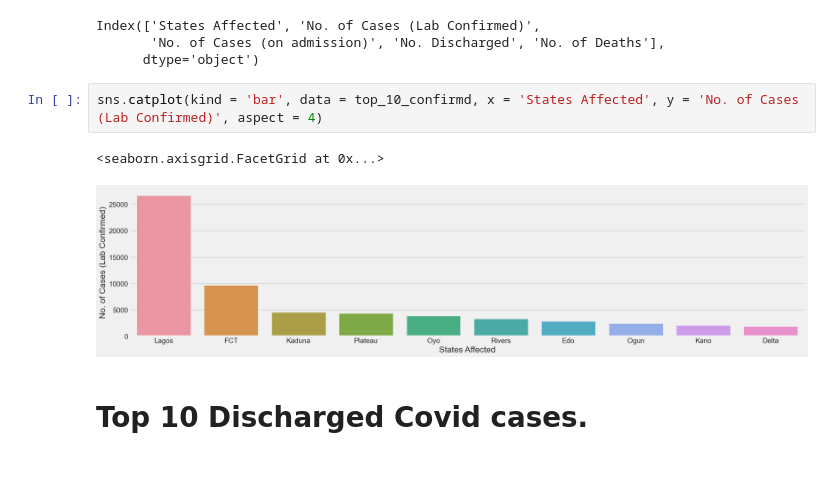
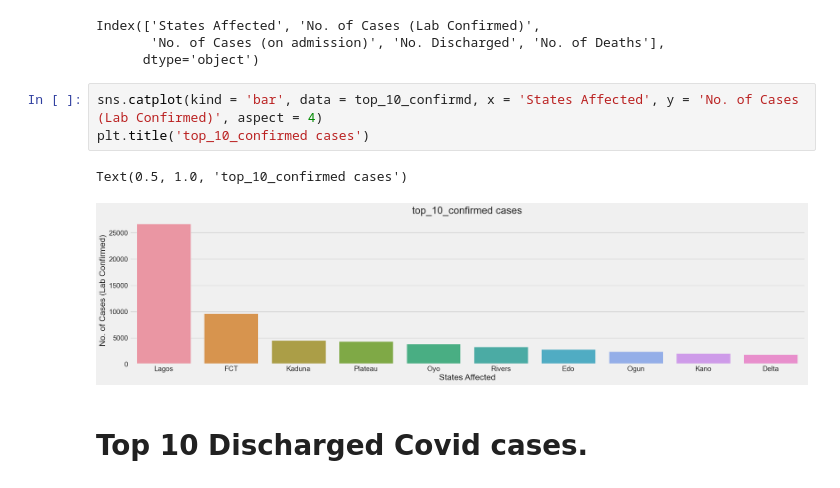
Before and after one commit to Ustacky-dev/Nigeria-COVID-19-Data-Analysis-Using-Python, a Jupyter notebook: My_Capstone Project-Copy1.ipynb, the cells around one changed output. Cells and saved outputs as stored; diff of their text form.

```diff
--- a/My_Capstone Project-Copy1.ipynb
+++ b/My_Capstone Project-Copy1.ipynb
@@ -1082,9 +992,10 @@ Index(['States Affected', 'No. of Cases (Lab Confirmed)',
       dtype='object')
 # %%
 sns.catplot(kind = 'bar', data = top_10_confirmd, x = 'States Affected', y = 'No. of Cases (Lab Confirmed)', aspect = 4)
+plt.title('top_10_confirmed cases')
 # %% [output]
-<seaborn.axisgrid.FacetGrid at 0x...>
+Text(0.5, 1.0, 'top_10_confirmed cases')
-[figure, old version]
+[figure, new version]
 # %% [markdown]
 # Top 10  Discharged Covid cases.
 # %%
```
Also changed, not shown: parts of 79 cells of this notebook.
